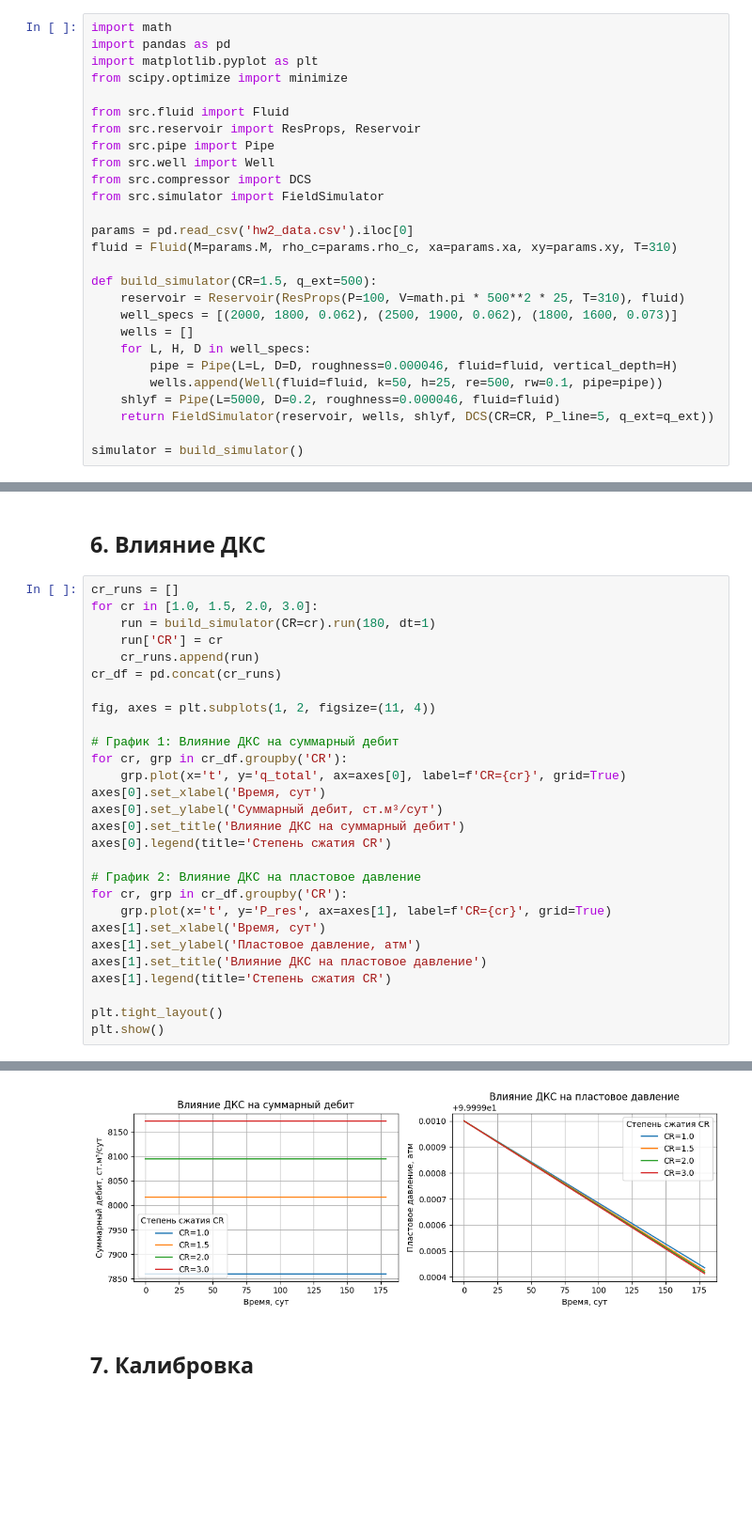
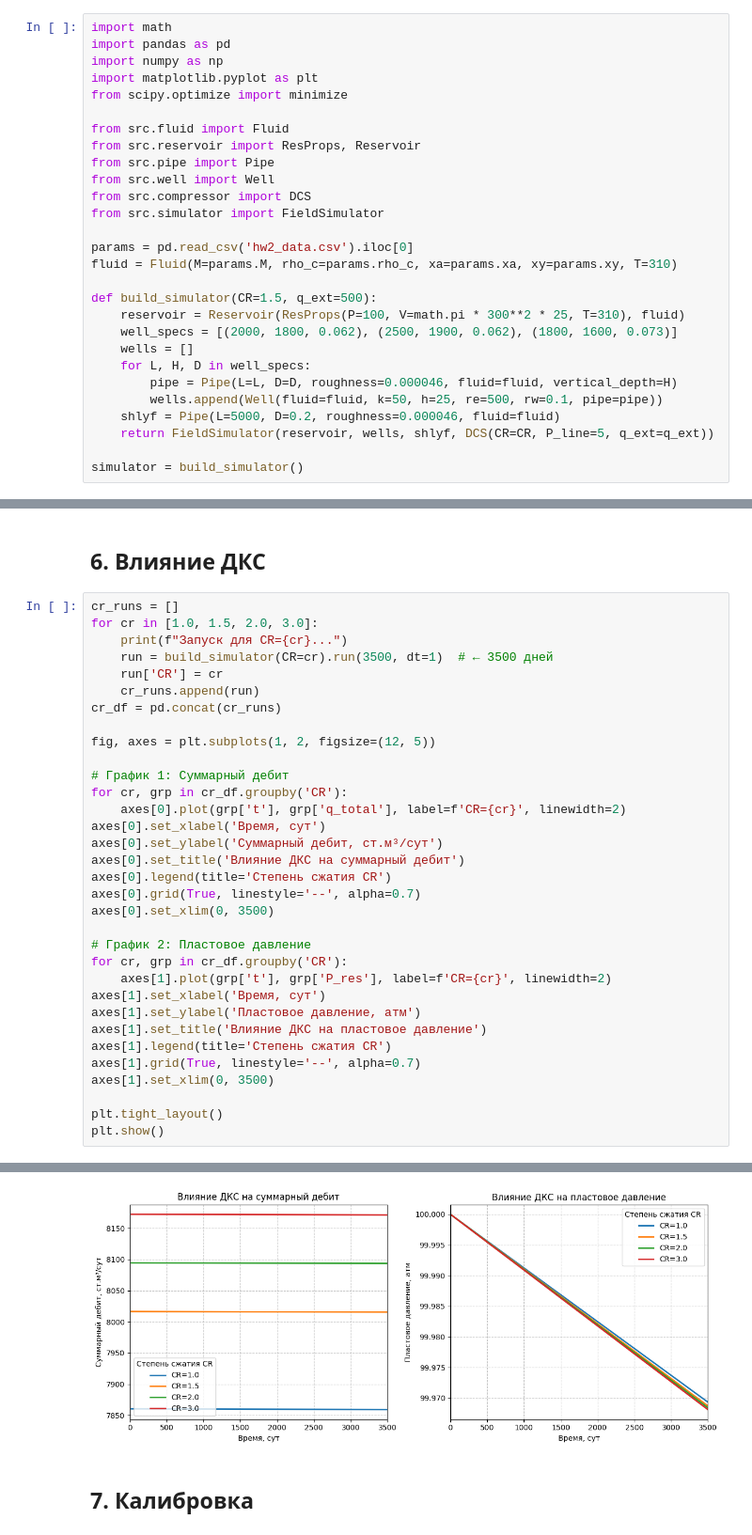
Before and after one commit to benzaiten7/gas_field_simulator, a Jupyter notebook: курсовая.ipynb, the cells around one changed output, grey strips where cells are left out. Shown at 94% size. Cells and saved outputs as stored; diff of their text form; blank space fills up the shorter version.

Commit message:
Исправлены ошибки в графиках

```diff
--- a/курсовая.ipynb
+++ b/курсовая.ipynb
@@ -5,6 +5,7 @@
 # %%
 import math
 import pandas as pd
+import numpy as np
 import matplotlib.pyplot as plt
 from scipy.optimize import minimize
 
@@ -19,7 +20,7 @@ params = pd.read_csv('hw2_data.csv').iloc[0]
 fluid = Fluid(M=params.M, rho_c=params.rho_c, xa=params.xa, xy=params.xy, T=310)
 
 def build_simulator(CR=1.5, q_ext=500):
-    reservoir = Reservoir(ResProps(P=100, V=math.pi * 500**2 * 25, T=310), fluid)
+    reservoir = Reservoir(ResProps(P=100, V=math.pi * 300**2 * 25, T=310), fluid)
     well_specs = [(2000, 1800, 0.062), (2500, 1900, 0.062), (1800, 1600, 0.073)]
     wells = []
     for L, H, D in well_specs:
@@ -178,28 +222,33 @@ step 180/180: P_res=100.00 atm, q_total=8016.6 std.m3/day
 # %%
 cr_runs = []
 for cr in [1.0, 1.5, 2.0, 3.0]:
-    run = build_simulator(CR=cr).run(180, dt=1)
+    print(f"Запуск для CR={cr}...")
+    run = build_simulator(CR=cr).run(3500, dt=1)  # ← 3500 дней
     run['CR'] = cr
     cr_runs.append(run)
 cr_df = pd.concat(cr_runs)
 
-fig, axes = plt.subplots(1, 2, figsize=(11, 4))
+fig, axes = plt.subplots(1, 2, figsize=(12, 5))
 
-# График 1: Влияние ДКС на суммарный дебит
+# График 1: Суммарный дебит
 for cr, grp in cr_df.groupby('CR'):
-    grp.plot(x='t', y='q_total', ax=axes[0], label=f'CR={cr}', grid=True)
+    axes[0].plot(grp['t'], grp['q_total'], label=f'CR={cr}', linewidth=2)
 axes[0].set_xlabel('Время, сут')
 axes[0].set_ylabel('Суммарный дебит, ст.м³/сут')
 axes[0].set_title('Влияние ДКС на суммарный дебит')
 axes[0].legend(title='Степень сжатия CR')
+axes[0].grid(True, linestyle='--', alpha=0.7)
+axes[0].set_xlim(0, 3500)
 
-# График 2: Влияние ДКС на пластовое давление
+# График 2: Пластовое давление
 for cr, grp in cr_df.groupby('CR'):
-    grp.plot(x='t', y='P_res', ax=axes[1], label=f'CR={cr}', grid=True)
+    axes[1].plot(grp['t'], grp['P_res'], label=f'CR={cr}', linewidth=2)
 axes[1].set_xlabel('Время, сут')
 axes[1].set_ylabel('Пластовое давление, атм')
 axes[1].set_title('Влияние ДКС на пластовое давление')
 axes[1].legend(title='Степень сжатия CR')
+axes[1].grid(True, linestyle='--', alpha=0.7)
+axes[1].set_xlim(0, 3500)
 
 plt.tight_layout()
 plt.show()
@@ -224,4 +273,4 @@ step 180/180: P_res=100.00 atm, q_total=8172.5 std.m3/day
-[figure, old version]
+[figure, new version]
 # %% [markdown]
 ## 7. Калибровка
 # %%
```
Also changed, not shown: parts of 4 cells of this notebook.
